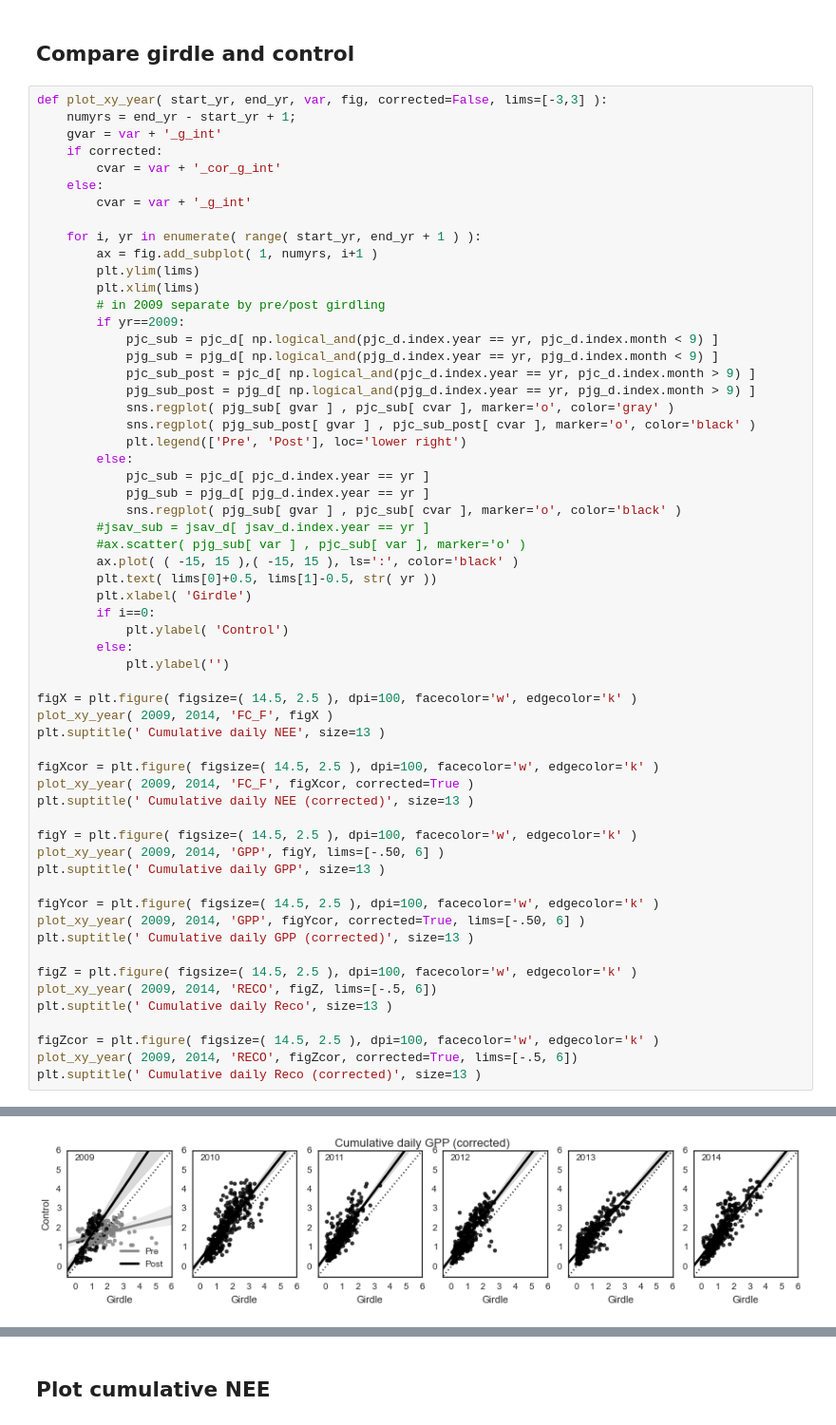
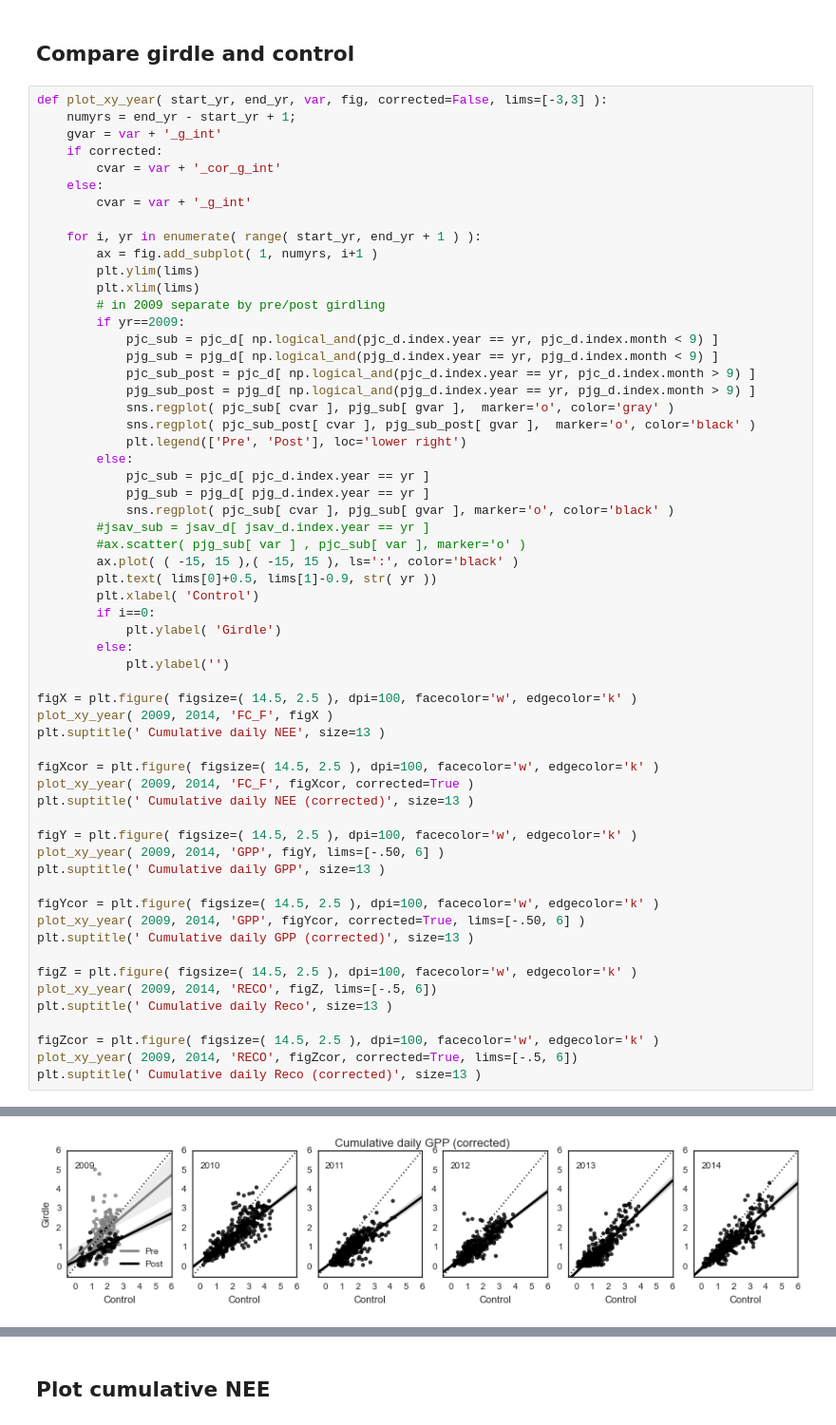
Before and after one commit to gremau/NMEG_miscellany, a Jupyter notebook: pj_sites_Fc_comparison.ipynb, the cells around one changed output, grey strips where cells are left out. Shown at 95% size. Drawn from its saved outputs; the diff is of its cells as text.

```diff
--- a/pj_sites_Fc_comparison.ipynb
+++ b/pj_sites_Fc_comparison.ipynb
@@ -179,20 +179,20 @@ def plot_xy_year( start_yr, end_yr, var, fig, corrected=False, lims=[-3,3] ):
             pjg_sub = pjg_d[ np.logical_and(pjg_d.index.year == yr, pjg_d.index.month < 9) ]
             pjc_sub_post = pjc_d[ np.logical_and(pjc_d.index.year == yr, pjc_d.index.month > 9) ]
             pjg_sub_post = pjg_d[ np.logical_and(pjg_d.index.year == yr, pjg_d.index.month > 9) ]
-            sns.regplot( pjg_sub[ gvar ] , pjc_sub[ cvar ], marker='o', color='gray' )
-            sns.regplot( pjg_sub_post[ gvar ] , pjc_sub_post[ cvar ], marker='o', color='black' )
+            sns.regplot( pjc_sub[ cvar ], pjg_sub[ gvar ],  marker='o', color='gray' )
+            sns.regplot( pjc_sub_post[ cvar ], pjg_sub_post[ gvar ],  marker='o', color='black' )
             plt.legend(['Pre', 'Post'], loc='lower right')
         else:
             pjc_sub = pjc_d[ pjc_d.index.year == yr ]
             pjg_sub = pjg_d[ pjg_d.index.year == yr ]
-            sns.regplot( pjg_sub[ gvar ] , pjc_sub[ cvar ], marker='o', color='black' )
+            sns.regplot( pjc_sub[ cvar ], pjg_sub[ gvar ], marker='o', color='black' )
         #jsav_sub = jsav_d[ jsav_d.index.year == yr ]
         #ax.scatter( pjg_sub[ var ] , pjc_sub[ var ], marker='o' )
         ax.plot( ( -15, 15 ),( -15, 15 ), ls=':', color='black' )
-        plt.text( lims[0]+0.5, lims[1]-0.5, str( yr ))
-        plt.xlabel( 'Girdle')
+        plt.text( lims[0]+0.5, lims[1]-0.9, str( yr ))
+        plt.xlabel( 'Control')
         if i==0:
-            plt.ylabel( 'Control')
+            plt.ylabel( 'Girdle')
         else:
             plt.ylabel('')
 
@@ -227 +227 @@ plt.suptitle(' Cumulative daily Reco (corrected)', size=13 )
-[figure, old version]
+[figure, new version]
```
Also changed, not shown: parts of 2 cells of this notebook.
